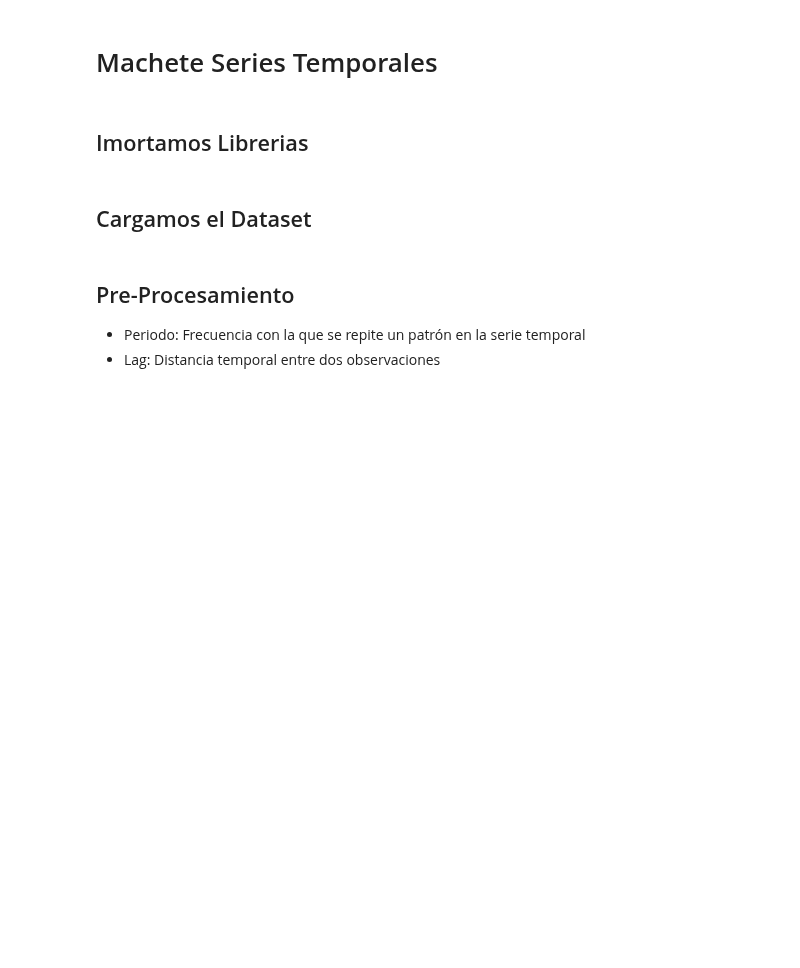
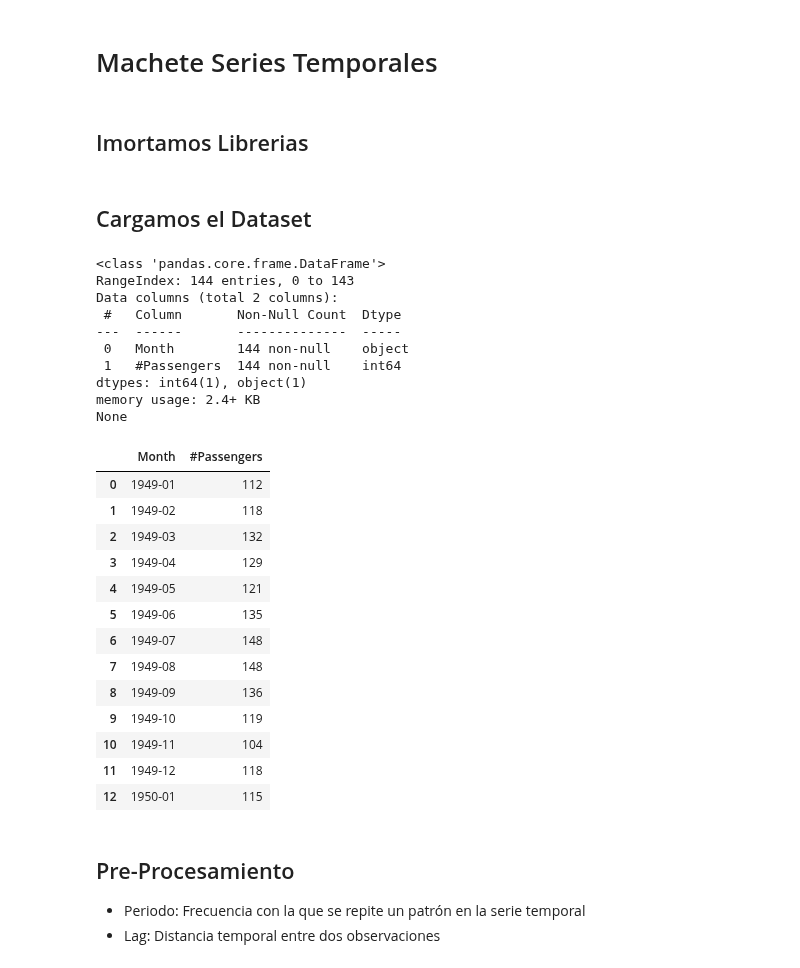
Before and after one commit to AndresMontesDeOca/TimeSeries, a Jupyter notebook: Machete_TS.ipynb, the cells around one changed output. Drawn from its saved outputs; the diff is of its cells as text; code cells hidden in the pictures; blank space fills up the shorter version.

```diff
--- a/Machete_TS.ipynb
+++ b/Machete_TS.ipynb
@@ -39,10 +46,35 @@ data = pd.read_csv('AirPassengers.csv') # Cargamos el Dataset
 # %%
 # url='https://raw.githubusercontent.com/sebcalcagno/AnalisisSeriesTemporales/main/Index2018.csv'
 # raw_csv_data = pd.read_csv(url)
 # data = raw_csv_data.copy()
 
-# print(data.info())
-# data.head()
+print(data.info())
+display(data.head(13))
+# %% [output]
+<class 'pandas.core.frame.DataFrame'>
+RangeIndex: 144 entries, 0 to 143
+Data columns (total 2 columns):
+ #   Column       Non-Null Count  Dtype
+---  ------       --------------  -----
+ 0   Month        144 non-null    object
+ 1   #Passengers  144 non-null    int64
+dtypes: int64(1), object(1)
+memory usage: 2.4+ KB
+None
+|  | Month | #Passengers |
+| 0 | 1949-01 | 112 |
+| 1 | 1949-02 | 118 |
+| 2 | 1949-03 | 132 |
+| 3 | 1949-04 | 129 |
+| 4 | 1949-05 | 121 |
+| 5 | 1949-06 | 135 |
+| 6 | 1949-07 | 148 |
+| 7 | 1949-08 | 148 |
+| 8 | 1949-09 | 136 |
+| 9 | 1949-10 | 119 |
+| 10 | 1949-11 | 104 |
+| 11 | 1949-12 | 118 |
+| 12 | 1950-01 | 115 |
 # %% [markdown]
 ## Pre-Procesamiento
 - Periodo: Frecuencia con la que se repite un patrón en la serie temporal
```
Also changed, not shown: parts of 16 cells of this notebook.
